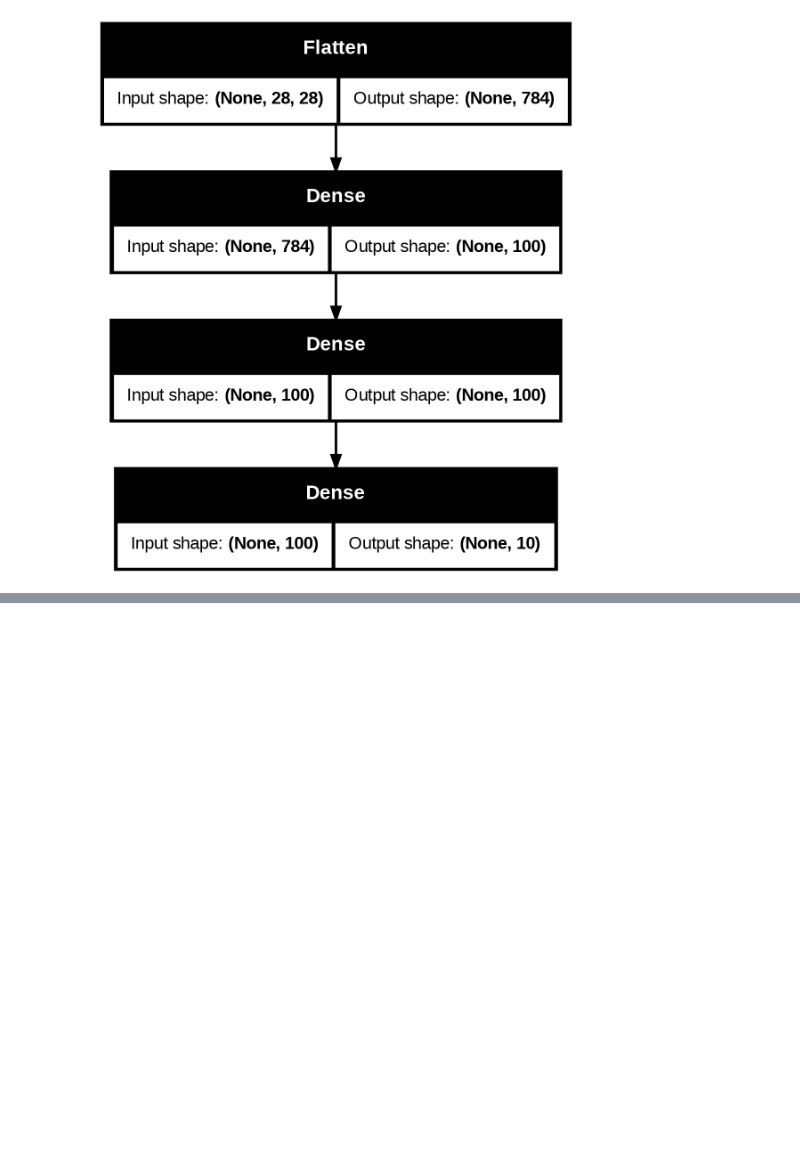
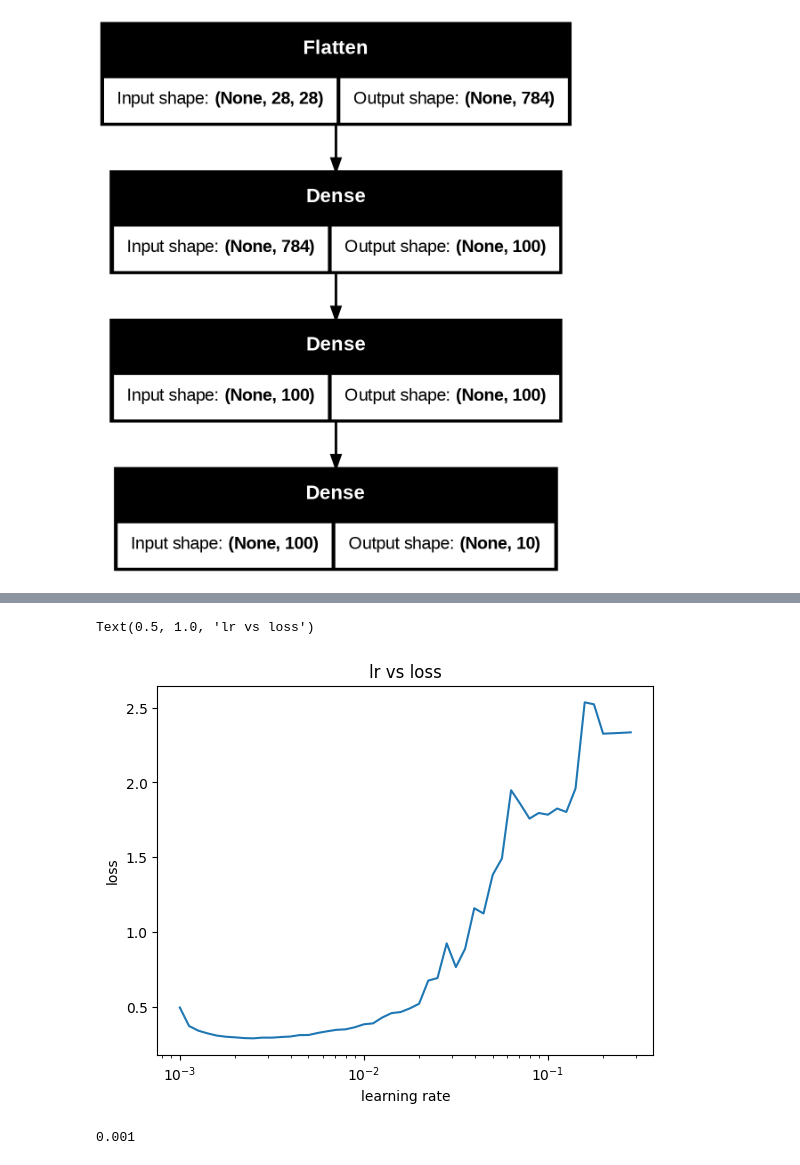
Before and after one commit to mohdabuzaransari9/tensorflow, a Jupyter notebook: file3_neural_network_classificaton.ipynb, the cells around one changed output, grey strips where cells are left out. Cells and saved outputs as stored; diff of their text form; code cells hidden in the pictures; blank space fills up the shorter version.

```diff
--- a/file3_neural_network_classificaton.ipynb
+++ b/file3_neural_network_classificaton.ipynb
@@ -1271,3 +1273,21 @@ Model: "sequential_9"
  Trainable params: 89,610 (350.04 KB)
  Non-trainable params: 0 (0.00 B)
  Optimizer params: 179,222 (700.09 KB)
+# %%
+model13=tf.keras.Sequential([
+    tf.keras.layers.Flatten(input_shape=(28,28)),
+    tf.keras.layers.Dense(100,activation="relu"),
+    tf.keras.layers.Dense(100,activation="relu"),
+    tf.keras.layers.Dense(10,activation="sigmoid")
+    ])
+model13.compile(
+    loss=tf.keras.losses.SparseCategoricalCrossentropy(),
+
+    optimizer="Adam",
+    metrics=["accuracy"]
+)
+#call back
+lrs= tf.keras.callbacks.LearningRateScheduler(lambda epoch: 1e-3*10**(epoch/20))
+history13=model13.fit(train_data_norm,train_labels,epochs=50,
+                      validation_data=(test_data_norm,test_labels),
+                      callbacks=[lrs])
@@ -1273,0 +1333,21 @@ Model: "sequential_9"
+# %%
+lrs=1e-3*(10**(tf.range(50)/20))
+
+plt.semilogx(lrs,history13.history["loss"])
+plt.xlabel("learning rate")
+plt.ylabel("loss")
+plt.title("lr vs loss")
+
+
+# lrs = 1e-3 * (10**(np.arange(50)/20))
+# plt.semilogx(lrs,history13.history["loss"]) # want the x-axis to be log-scale
+# plt.xlabel("Learning rate")
+# plt.ylabel("Loss")
+# plt.title("Finding the ideal learning rate");
+# %% [output]
+Text(0.5, 1.0, 'lr vs loss')
+[figure, added]
+# %%
+10**-3
+# %% [output]
+0.001
```
Also changed, not shown: parts of 59 cells of this notebook.
